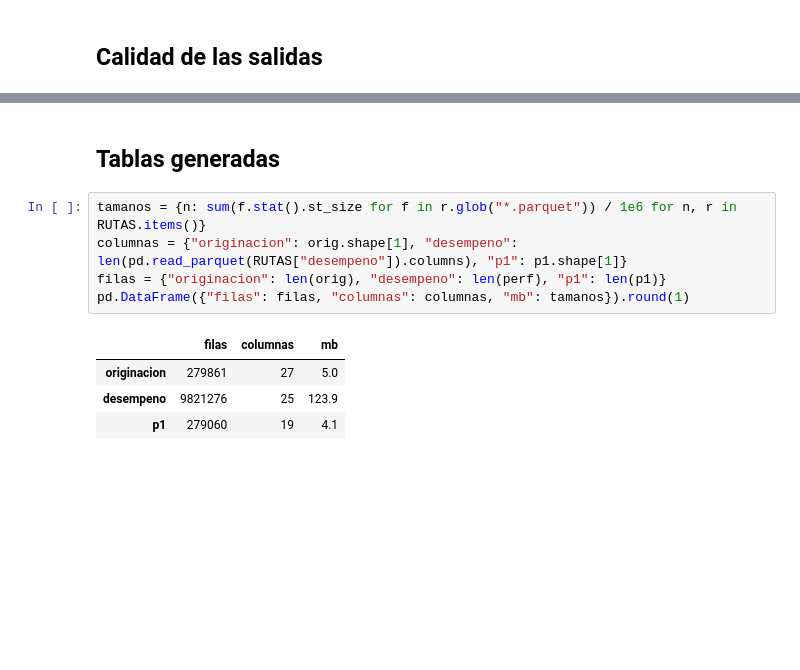
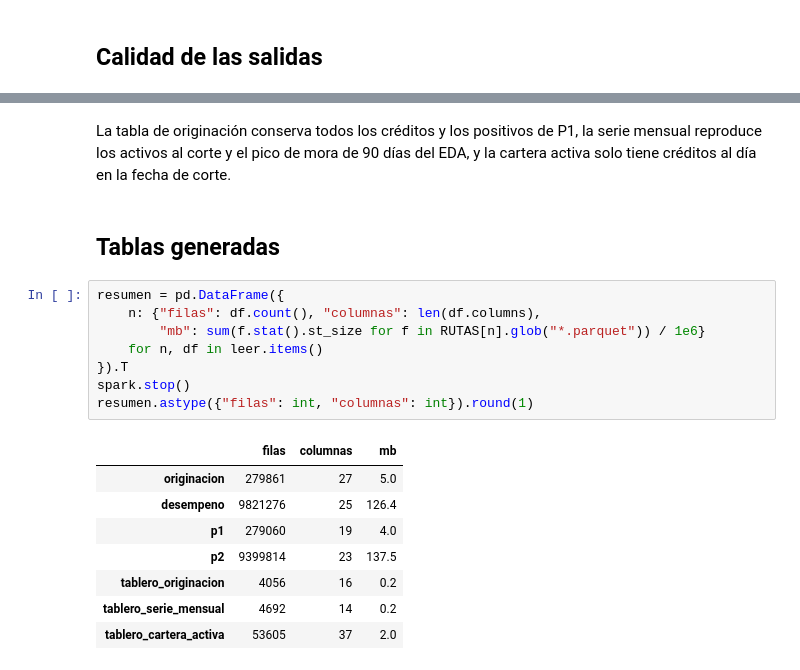
Before and after one commit to OSCARORTEGA95/Proyecto-de-Riesgo-de-Credito-Hipotecario, a Jupyter notebook: notebooks/02_etl.ipynb, the cells around one changed output, grey strips where cells are left out. Saved outputs shown, nothing was run; the diff lists cells and outputs as text; blank space fills up the shorter version.

```diff
--- a/notebooks/02_etl.ipynb
+++ b/notebooks/02_etl.ipynb
@@ -93,12 +225,21 @@ Las llaves son únicas y la tabla de modelado no tiene columnas posteriores al c
+# %% [markdown]
+La tabla de originación conserva todos los créditos y los positivos de P1, la serie mensual reproduce los activos al corte y el pico de mora de 90 días del EDA, y la cartera activa solo tiene créditos al día en la fecha de corte.
 # %% [markdown]
 ## Tablas generadas
-# %%
-tamanos = {n: sum(f.stat().st_size for f in r.glob("*.parquet")) / 1e6 for n, r in RUTAS.items()}
-columnas = {"originacion": orig.shape[1], "desempeno": len(pd.read_parquet(RUTAS["desempeno"]).columns), "p1": p1.shape[1]}
-filas = {"originacion": len(orig), "desempeno": len(perf), "p1": len(p1)}
-pd.DataFrame({"filas": filas, "columnas": columnas, "mb": tamanos}).round(1)
-# %% [output]
-|  | filas | columnas | mb |
-| originacion | 279861 | 27 | 5.0 |
-| desempeno | 9821276 | 25 | 123.9 |
-| p1 | 279060 | 19 | 4.1 |
+# %%
+resumen = pd.DataFrame({
+    n: {"filas": df.count(), "columnas": len(df.columns),
+        "mb": sum(f.stat().st_size for f in RUTAS[n].glob("*.parquet")) / 1e6}
+    for n, df in leer.items()
+}).T
+spark.stop()
+resumen.astype({"filas": int, "columnas": int}).round(1)
+# %% [output]
+|  | filas | columnas | mb |
+| originacion | 279861 | 27 | 5.0 |
+| desempeno | 9821276 | 25 | 126.4 |
+| p1 | 279060 | 19 | 4.0 |
+| p2 | 9399814 | 23 | 137.5 |
+| tablero_originacion | 4056 | 16 | 0.2 |
+| tablero_serie_mensual | 4692 | 14 | 0.2 |
+| tablero_cartera_activa | 53605 | 37 | 2.0 |
```
Also changed, not shown: parts of 13 cells of this notebook, 8 other files.
